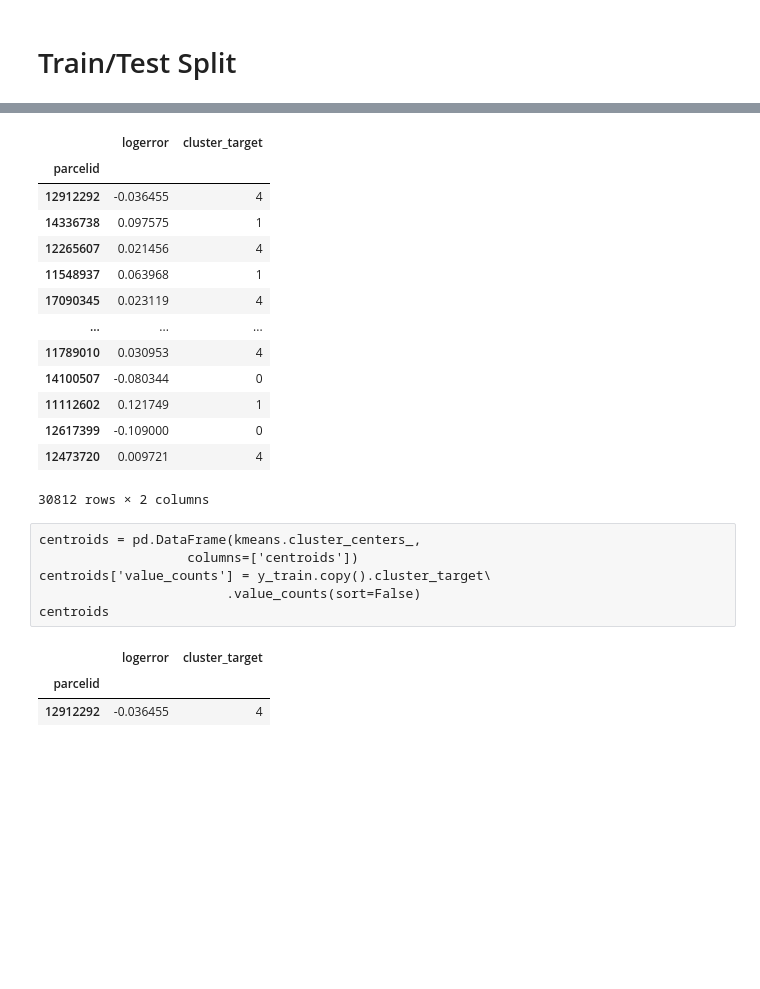
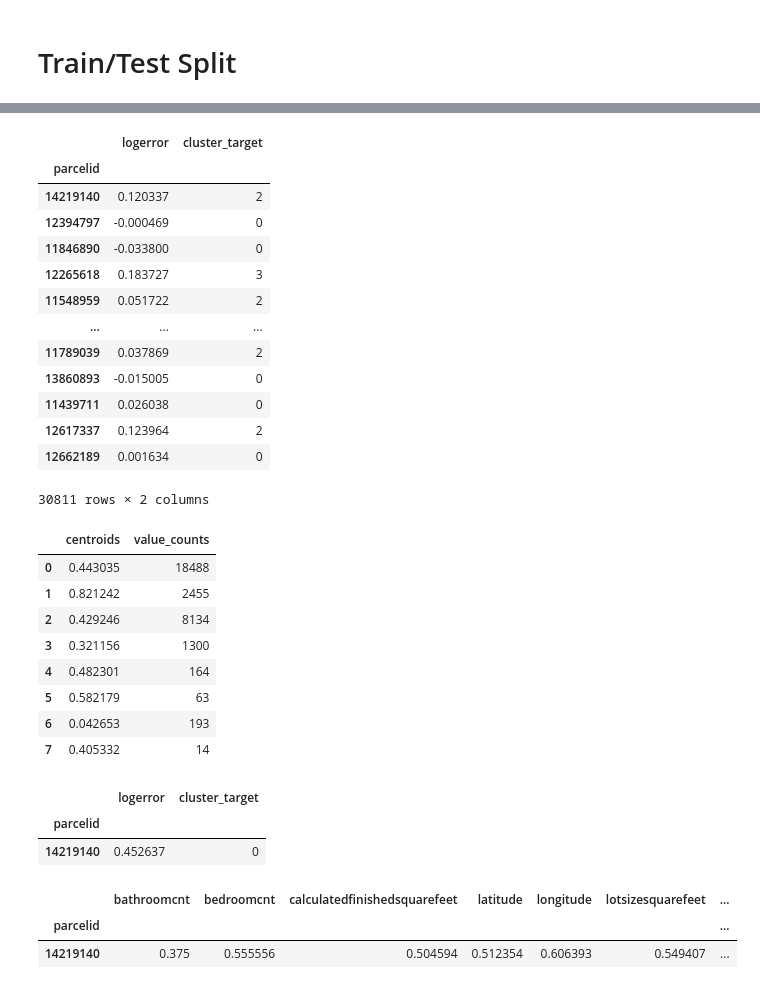
Before and after one commit to Clustering-Project-Allen-Cameron/clustering_project, a Jupyter notebook: cameron_project/zillow_cluster_project_cameron.ipynb, the cells around one changed output, grey strips where cells are left out. Cells and saved outputs as stored; diff of their text form; code cells hidden in the pictures; blank space fills up the shorter version.

```diff
--- a/cameron_project/zillow_cluster_project_cameron.ipynb
+++ b/cameron_project/zillow_cluster_project_cameron.ipynb
@@ -131,6 +131,8 @@ df_nonnumeric.head()
 | 10711888 | Orange_County | 122 | 21412.0 | 97078.0 |
 | 10711910 | LA_County | 0101 | 396551.0 | 96330.0 |
 | 10711956 | LA_County | 0101 | 47019.0 | 96293.0 |
+# %%
+df.logerror.replace(df.logerror.nsmallest(2), np.nan, inplace=True)
 # %%
 cols_with_outliers = (df.select_dtypes('number')
                               .columns.tolist()[1:])
@@ -250,6 +285,10 @@ train_scaled, validate_scaled, test_scaled = \
         preprocessing.scale_data(X_train.select_dtypes('number'),
                                  X_validate.select_dtypes('number'),
                                  X_test.select_dtypes('number'))
+y_train_scaled, y_validate_scaled, y_test_scaled = \
+        preprocessing.scale_data(y_train[['logerror']],
+                                 y_validate[['logerror']],
+                                 y_test[['logerror']])
 # %%
 train_scaled.head(3)
 # %% [output]
@@ -277,10 +318,7 @@ ks = range(2,20)
 sse = []
 for k in ks:
     kmeans = KMeans(n_clusters=k, random_state=42)
-    kmeans.fit(y_train)
-
-    # inertia: Sum of squared distances of samples to their
-    # closest cluster center.
+    kmeans.fit(y_train_scaled)
     sse.append(kmeans.inertia_)
 
 print(pd.DataFrame(dict(k=ks, sse=sse)))
@@ -314,34 +352,54 @@ plt.show()
 # %%
 kmeans = KMeans(n_clusters=8, random_state=42)
 kmeans.fit(y_train)
-
 y_train['cluster_target'] = kmeans.predict(y_train)
+kmeans.fit(y_train_scaled)
+y_train_scaled['cluster_target'] = kmeans.predict(y_train_scaled)
 y_train
 # %% [output]
 |  | logerror | cluster_target |
 | parcelid |  |  |
-| 12912292 | -0.036455 | 4 |
-| 14336738 | 0.097575 | 1 |
-| 12265607 | 0.021456 | 4 |
-| 11548937 | 0.063968 | 1 |
-| 17090345 | 0.023119 | 4 |
+| 14219140 | 0.120337 | 2 |
+| 12394797 | -0.000469 | 0 |
+| 11846890 | -0.033800 | 0 |
+| 12265618 | 0.183727 | 3 |
+| 11548959 | 0.051722 | 2 |
 | ... | ... | ... |
-| 11789010 | 0.030953 | 4 |
-| 14100507 | -0.080344 | 0 |
-| 11112602 | 0.121749 | 1 |
-| 12617399 | -0.109000 | 0 |
-| 12473720 | 0.009721 | 4 |
+| 11789039 | 0.037869 | 2 |
+| 13860893 | -0.015005 | 0 |
+| 11439711 | 0.026038 | 0 |
+| 12617337 | 0.123964 | 2 |
+| 12662189 | 0.001634 | 0 |
-30812 rows × 2 columns
+30811 rows × 2 columns
-# %% [raw]
-centroids = pd.DataFrame(kmeans.cluster_centers_,
-                   columns=['centroids'])
-centroids['value_counts'] = y_train.copy().cluster_target\
-                        .value_counts(sort=False)
-centroids
+# %%
+centroids = pd.DataFrame(kmeans.cluster_centers_,
+                   columns=['centroids'])
+centroids['value_counts'] = y_train.copy().cluster_target\
+                        .value_counts(sort=False)
+centroids
+# %% [output]
+|  | centroids | value_counts |
+| 0 | 0.443035 | 18488 |
+| 1 | 0.821242 | 2455 |
+| 2 | 0.429246 | 8134 |
+| 3 | 0.321156 | 1300 |
+| 4 | 0.482301 | 164 |
+| 5 | 0.582179 | 63 |
+| 6 | 0.042653 | 193 |
+| 7 | 0.405332 | 14 |
 # %%
-y_train.head(1)
+y_train_scaled.head(1)
 # %% [output]
 |  | logerror | cluster_target |
 | parcelid |  |  |
-| 12912292 | -0.036455 | 4 |
+| 14219140 | 0.452637 | 0 |
+# %%
+train = pd.concat([train_scaled, y_train_scaled], axis=1)
+validate = pd.concat([validate_scaled, y_validate_scaled], axis=1)
+test = pd.concat([test_scaled, y_test_scaled], axis=1)
+train.head(1)
+# %% [output]
+|  | bathroomcnt | bedroomcnt | calculatedfinishedsquarefeet | latitude | longitude | lotsizesquarefeet | ... |
+| parcelid |  |  |  |  |  |  | ... |
+| 14219140 | 0.375 | 0.555556 | 0.504594 | 0.512354 | 0.606393 | 0.549407 | ... |
 # %%
```
Also changed, not shown: parts of 24 cells of this notebook.
